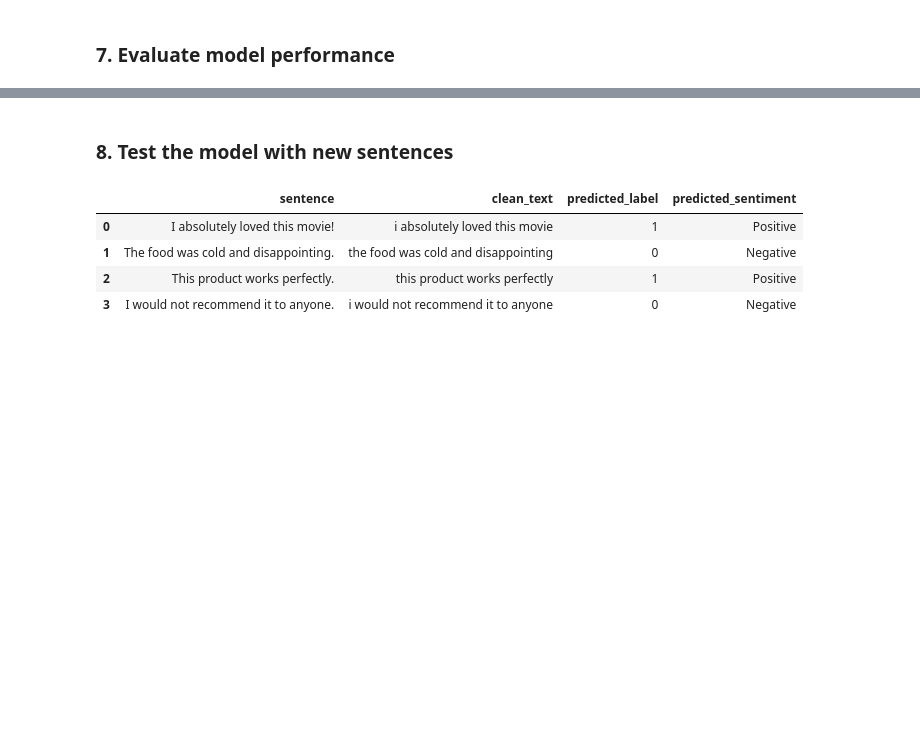
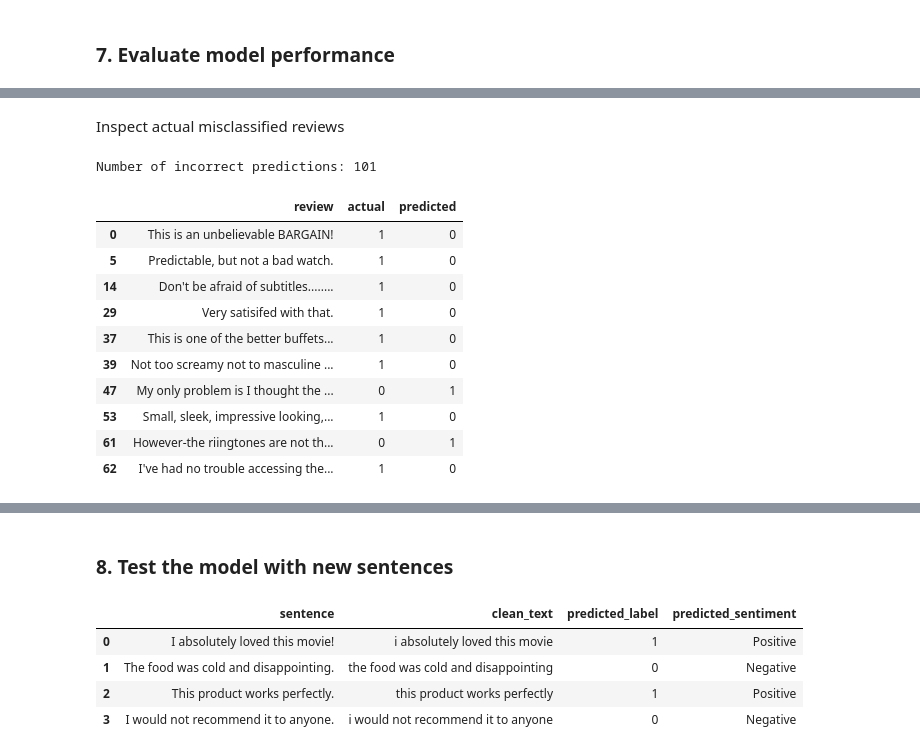
Before and after one commit to sasini05/LLM-Practical-Portfolio---10965209, a Jupyter notebook: Lab-01-Machine-Learning/notebooks/lab01_sentiment_analysis.ipynb, the cells around one changed output, grey strips where cells are left out. Drawn from its saved outputs; the diff is of its cells as text; code cells hidden in the pictures; blank space fills up the shorter version.

```diff
--- a/Lab-01-Machine-Learning/notebooks/lab01_sentiment_analysis.ipynb
+++ b/Lab-01-Machine-Learning/notebooks/lab01_sentiment_analysis.ipynb
@@ -319,0 +456,32 @@ weighted avg       0.81      0.81      0.81       544
+# %% [markdown]
+Inspect actual misclassified reviews
+# %%
+# Find incorrectly classified reviews
+error_df = pd.DataFrame({
+    "review": df.loc[x_test.index, "review"].values,
+    "actual": y_test.values,
+    "predicted": y_pred
+})
+
+# Keep incorrect predictions only
+mistakes = error_df[
+    error_df["actual"] != error_df["predicted"]
+]
+
+print("Number of incorrect predictions:", len(mistakes))
+
+# Display 10 examples
+display(mistakes.head(10))
+# %% [output]
+Number of incorrect predictions: 101
+|  | review | actual | predicted |
+| 0 | This is an unbelievable BARGAIN! | 1 | 0 |
+| 5 | Predictable, but not a bad watch. | 1 | 0 |
+| 14 | Don't be afraid of subtitles........ | 1 | 0 |
+| 29 | Very satisifed with that. | 1 | 0 |
+| 37 | This is one of the better buffets... | 1 | 0 |
+| 39 | Not too screamy not to masculine ... | 1 | 0 |
+| 47 | My only problem is I thought the ... | 0 | 1 |
+| 53 | Small, sleek, impressive looking,... | 1 | 0 |
+| 61 | However-the riingtones are not th... | 0 | 1 |
+| 62 | I've had no trouble accessing the... | 1 | 0 |
```
Also changed, not shown: parts of 28 cells of this notebook, 12 other files.
